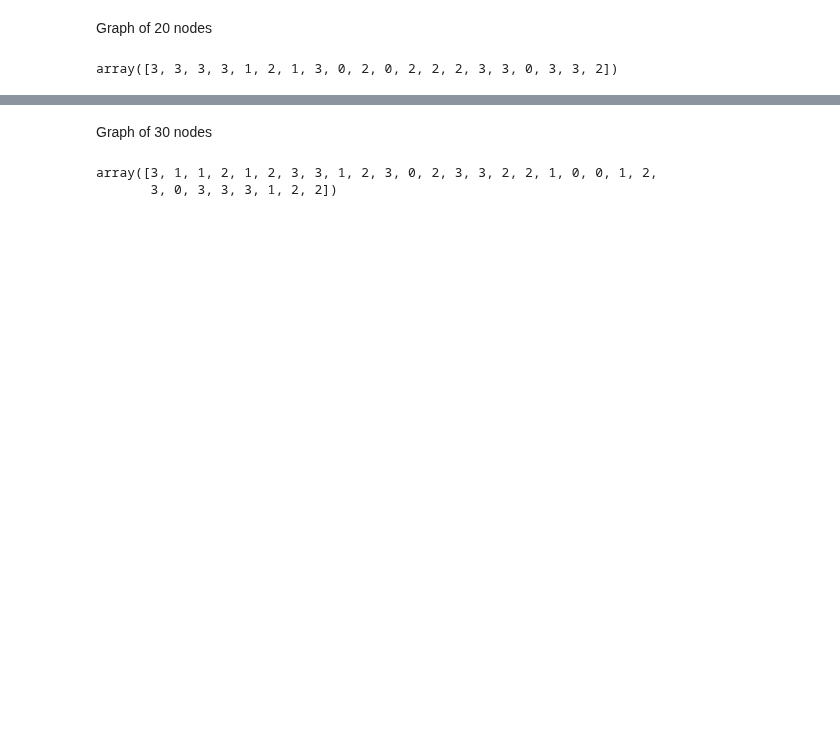
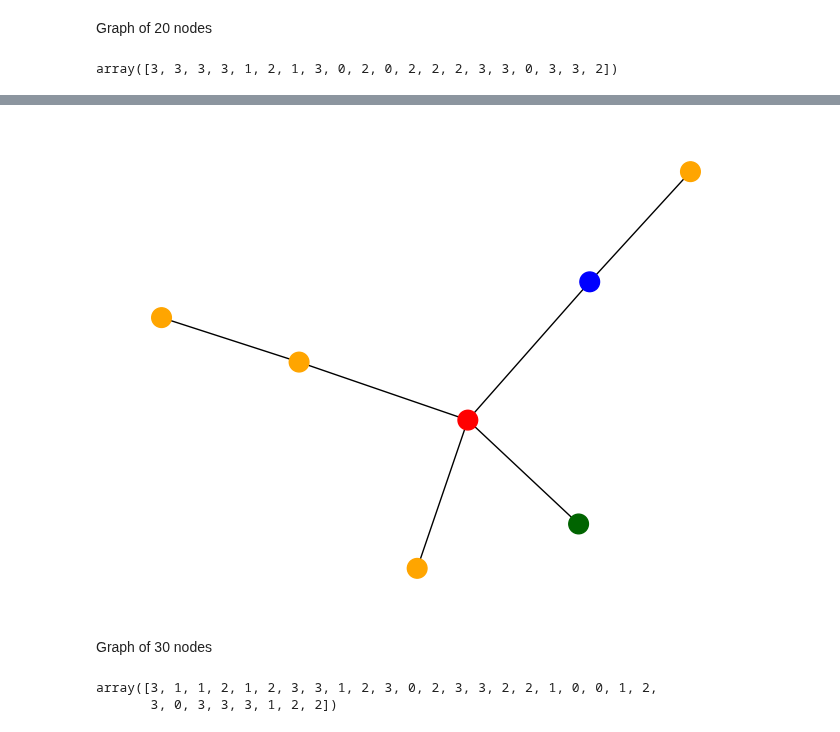
Before and after one commit to pallabee/master-thesis, a Jupyter notebook: evaluation/motif_detection/motif_dblp_syn_vae.ipynb, the cells around one changed output, grey strips where cells are left out. Saved outputs shown, nothing was run; the diff lists cells and outputs as text; code cells hidden in the pictures; blank space fills up the shorter version.

```diff
--- a/evaluation/motif_detection/motif_dblp_syn_vae.ipynb
+++ b/evaluation/motif_detection/motif_dblp_syn_vae.ipynb
@@ -132,6 +150,8 @@ plot_graph(H)
 # %%
-# H = G25.subgraph(max(list_com, key=len))
-# plot_graph(H)
+H = G25.subgraph(max(list_com, key=len))
+plot_graph(H)
+# %% [output]
+[figure, added]
 # %% [markdown]
 Graph of 30 nodes
 # %%
```
Also changed, not shown: parts of 16 cells of this notebook, 2 other files.
